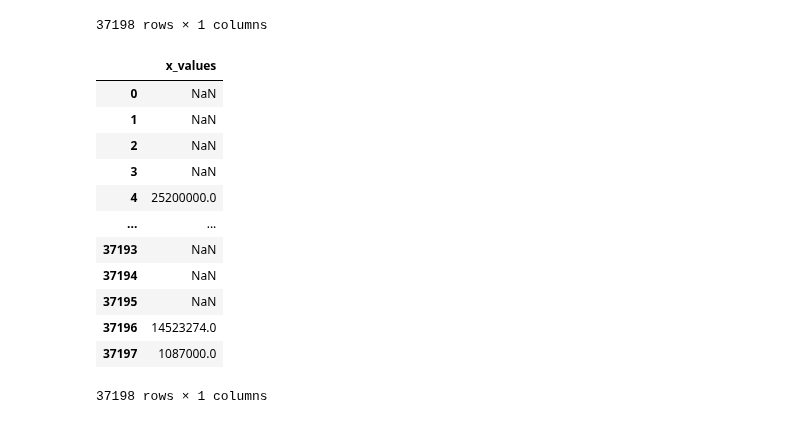
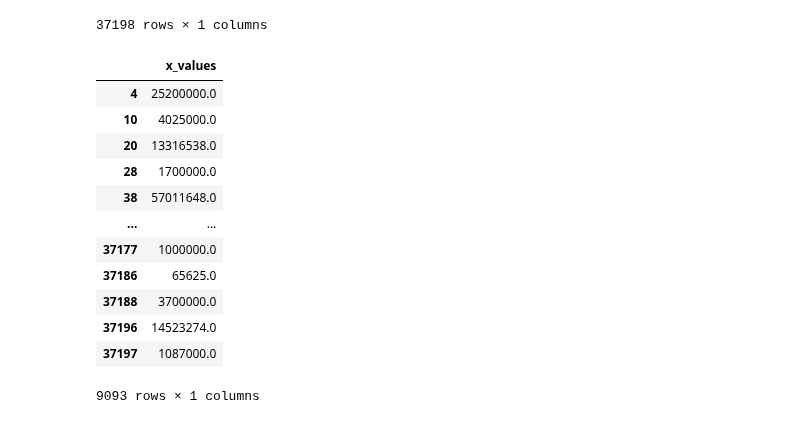
Before and after one commit to StardustLID/TEMG4952A-TEAM-5, a Jupyter notebook: backend/csv_helper.ipynb, the cells around one changed output. Drawn from its saved outputs; the diff is of its cells as text; code cells hidden in the pictures.

```diff
--- a/backend/csv_helper.ipynb
+++ b/backend/csv_helper.ipynb
@@ -320,21 +320,21 @@ df
 | 37197 | 1087000.0 |
 37198 rows × 1 columns
 # %%
-df.dropna(axis=1)
+df.dropna(inplace=True)
 df
 # %% [output]
 |  | x_values |
-| 0 | NaN |
-| 1 | NaN |
-| 2 | NaN |
-| 3 | NaN |
 | 4 | 25200000.0 |
+| 10 | 4025000.0 |
+| 20 | 13316538.0 |
+| 28 | 1700000.0 |
+| 38 | 57011648.0 |
 | ... | ... |
-| 37193 | NaN |
-| 37194 | NaN |
-| 37195 | NaN |
+| 37177 | 1000000.0 |
+| 37186 | 65625.0 |
+| 37188 | 3700000.0 |
 | 37196 | 14523274.0 |
 | 37197 | 1087000.0 |
-37198 rows × 1 columns
+9093 rows × 1 columns
 # %%
 df.to_csv(index = False)
```
Also changed, not shown: 2 other files.
